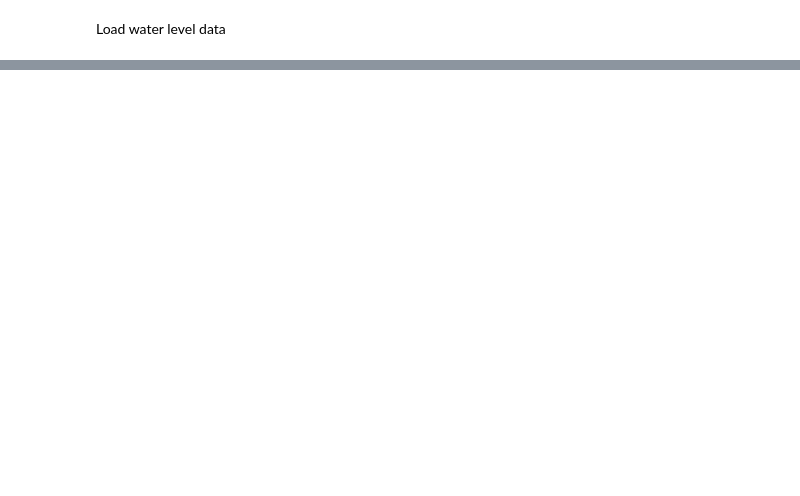
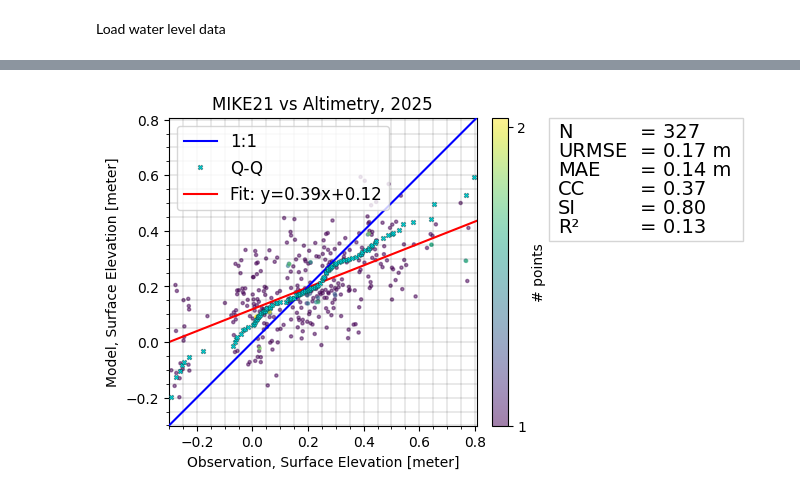
Before and after one commit to DHI/WaterBench-MIKE3HD-Oresund, a Jupyter notebook: code/model_validation_waterlevel2D.ipynb, the cells around one changed output, grey strips where cells are left out. Drawn from its saved outputs; the diff is of its cells as text; code cells hidden in the pictures; blank space fills up the shorter version.

Commit message:
Update obs validation and added altimetry

```diff
--- a/code/model_validation_waterlevel2D.ipynb
+++ b/code/model_validation_waterlevel2D.ipynb
@@ -137,0 +118,13 @@ for cmp in cc:
+# %%
+sat_files =sorted(glob.glob(obs_fldr + "Altimetry_wl_*.csv"))
+missions = [f.split("_")[2].split(".")[0] for f in sat_files]
+q = ms.Quantity(name="Surface Elevation", unit="meter")
+altlist = []
+for m in missions:
+    df = pd.read_csv(obs_fldr + f"Altimetry_wl_{m}.csv", index_col=0)
+    df.index = pd.to_datetime(df.index, format="ISO8601")
+    o = ms.TrackObservation(df, item="water_level", x_item="longitude", y_item="latitude", name=m, quantity=q)
+    altlist.append(o)
+# %%
+mr = ms.DfsuModelResult(mr_fldr+mr_fn, name="MIKE21", item=1)
+mr
@@ -137,0 +135,11 @@ for cmp in cc:
+# %%
+cmps = []
+match_t = "2025" # You can choose a specific time period here
+for o in altlist:
+    print(f"Processing {o.name}...")
+    try:
+        cmp = ms.match(obs=o.sel(time=match_t), mod=mr)
+        cmps.append(cmp.remove_bias())
+    except Exception as e:
+        print(e)
+cc = ms.ComparerCollection(cmps)
@@ -137,0 +164,6 @@ for cmp in cc:
+# %%
+cc.plot.scatter(skill_table=True, figsize=(5,4));
+plt.title("MIKE21 vs Altimetry, "+match_t)
+if save_png: plt.savefig("../figures/altimetry_comparison.png", bbox_inches="tight")
+# %% [output]
+[figure, added]
```
Also changed, not shown: parts of 20 cells of this notebook.
